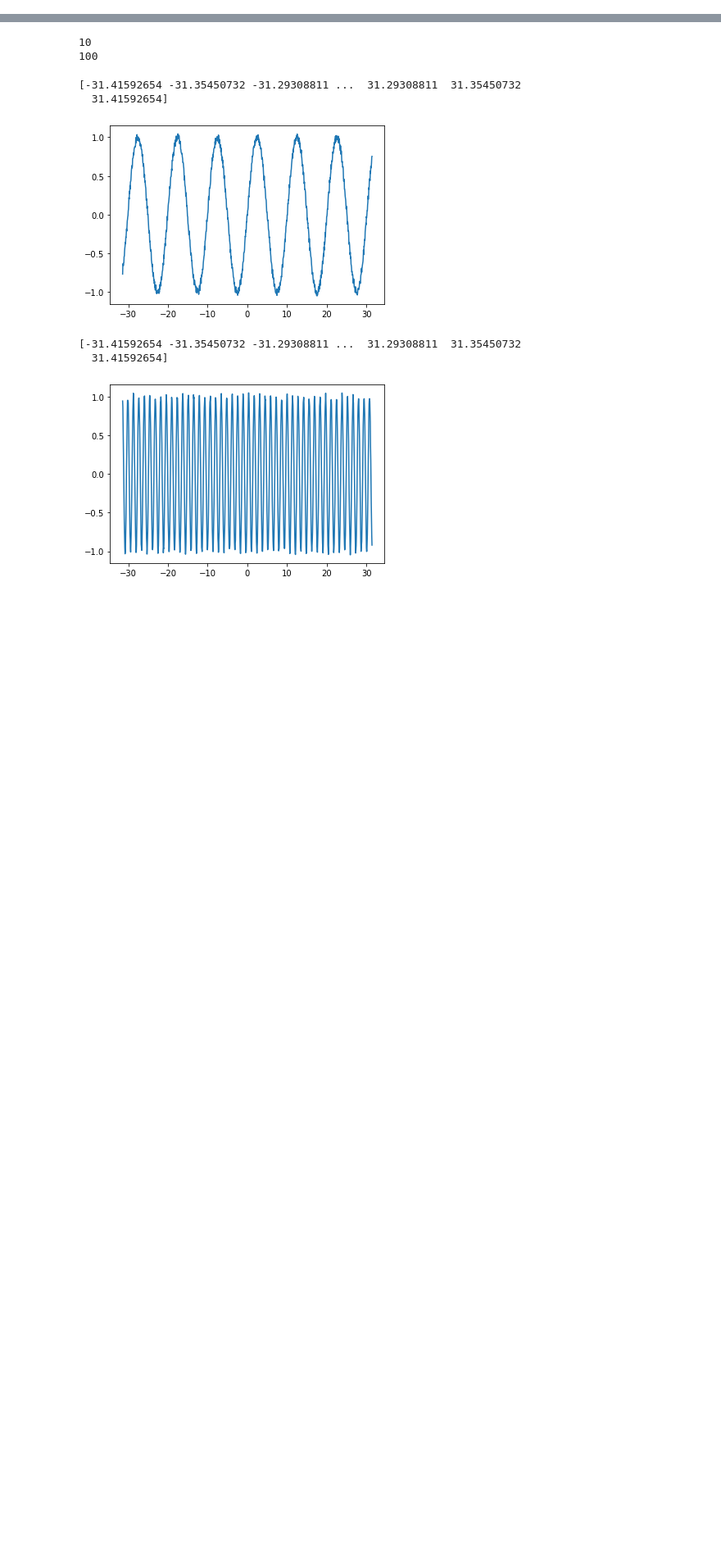
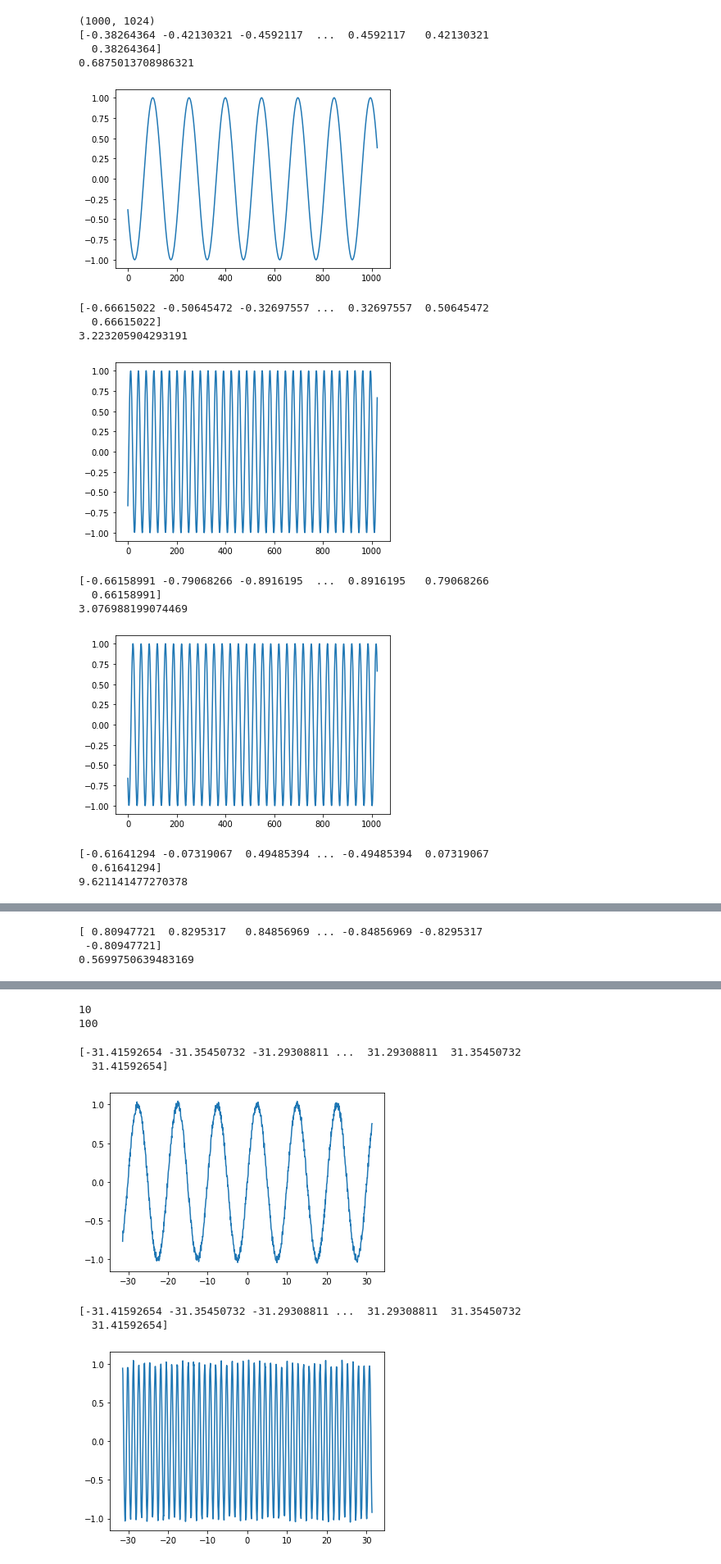
Before and after one commit to duanasq/learning-ds-public, a Jupyter notebook: dl-fundamentals/residual_nets.ipynb, the cells around one changed output, grey strips where cells are left out. Shown: that part at 82% size. Cells and saved outputs as stored; diff of their text form; code cells hidden in the pictures; blank space fills up the shorter version.

Commit message:
Document data generation

```diff
--- a/dl-fundamentals/residual_nets.ipynb
+++ b/dl-fundamentals/residual_nets.ipynb
@@ -15,0 +26,19 @@ import matplotlib.animation as animation
+# %%
+def dataset_generate(num_samples):
+  size_image = 1024
+  # we distinguish btw X and Y vs x and y:
+  # X is the collection of our data samples
+  # Y is the collection of the corresponding labels
+  # x is used to generate our sin values
+  # y is the generated sin value
+  X = []
+  Y = []
+  for i in range(num_samples):
+    k = np.random.uniform(low = 0.1, high = 11) # this is the parameter we want to vary and get the NN to learn
+    a = 1 #np.random.randn() # this is the amplitude - we will fix this now, but we could vary this in future too
+    b = 0 #np.random.randn() # this is the y intercept. ditto
+    x = np.linspace(-10*np.pi, 10 * np.pi, size_image)
+    y = a*np.sin(k*x) + b
+    X.append(y)
+    Y.append(k)
+  return np.array(X), np.array(Y)
@@ -15,0 +48,28 @@ import matplotlib.animation as animation
+# %%
+print(train_X.shape)
+
+def display_samples(data, labels, num):
+  for i in range(num):
+    print(data[i])
+    print(labels[i])
+    plt.plot(data[i])
+    plt.show()
+
+display_samples(train_X, train_Y, 5)
+# %% [output]
+(1000, 1024)
+[-0.38264364 -0.42130321 -0.4592117  ...  0.4592117   0.42130321
+  0.38264364]
+0.6875013708986321
+[figure, added]
+[-0.66615022 -0.50645472 -0.32697557 ...  0.32697557  0.50645472
+  0.66615022]
+3.223205904293191
+[figure, added]
+[-0.66158991 -0.79068266 -0.8916195  ...  0.8916195   0.79068266
+  0.66158991]
+3.076988199074469
+[figure, added]
+[-0.61641294 -0.07319067  0.49485394 ... -0.49485394  0.07319067
+  0.61641294]
+9.621141477270378
@@ -15,0 +77,3 @@ import matplotlib.animation as animation
+[ 0.80947721  0.8295317   0.84856969 ... -0.84856969 -0.8295317
+ -0.80947721]
+0.5699750639483169
```
Also changed, not shown: parts of 11 cells of this notebook.
